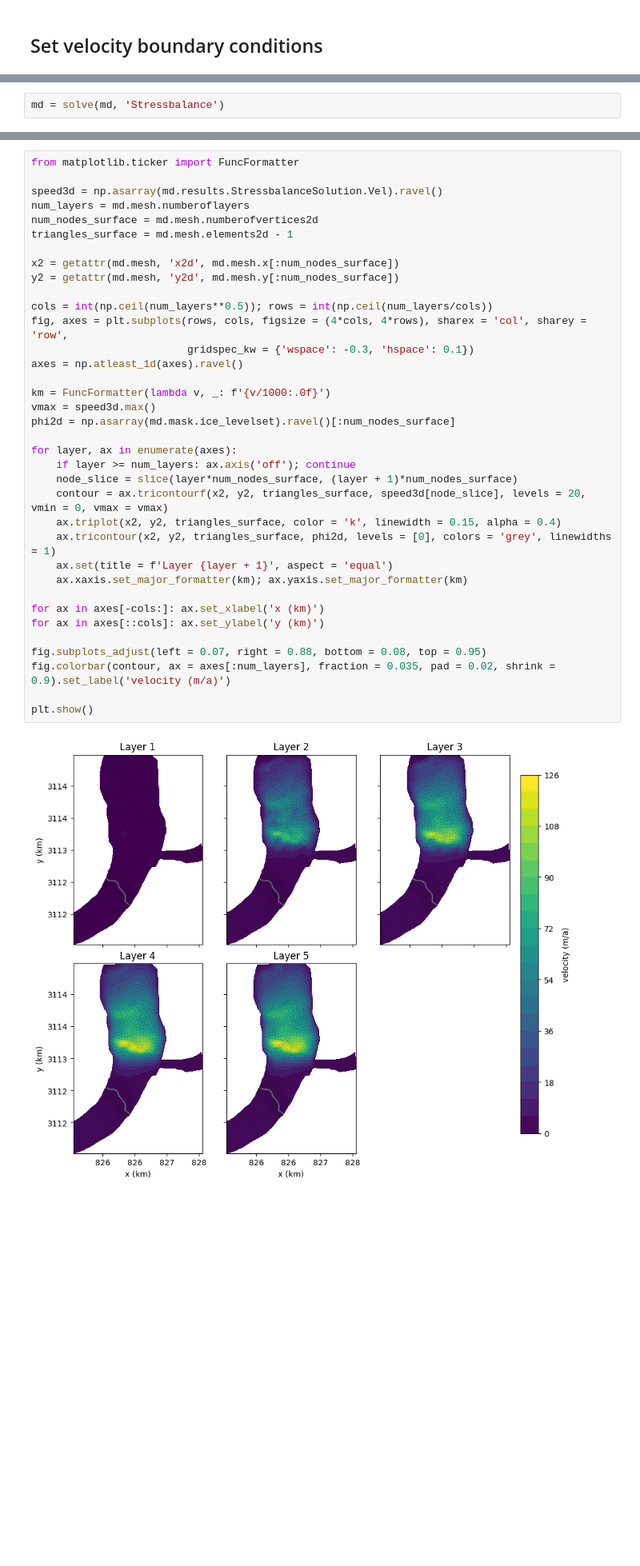
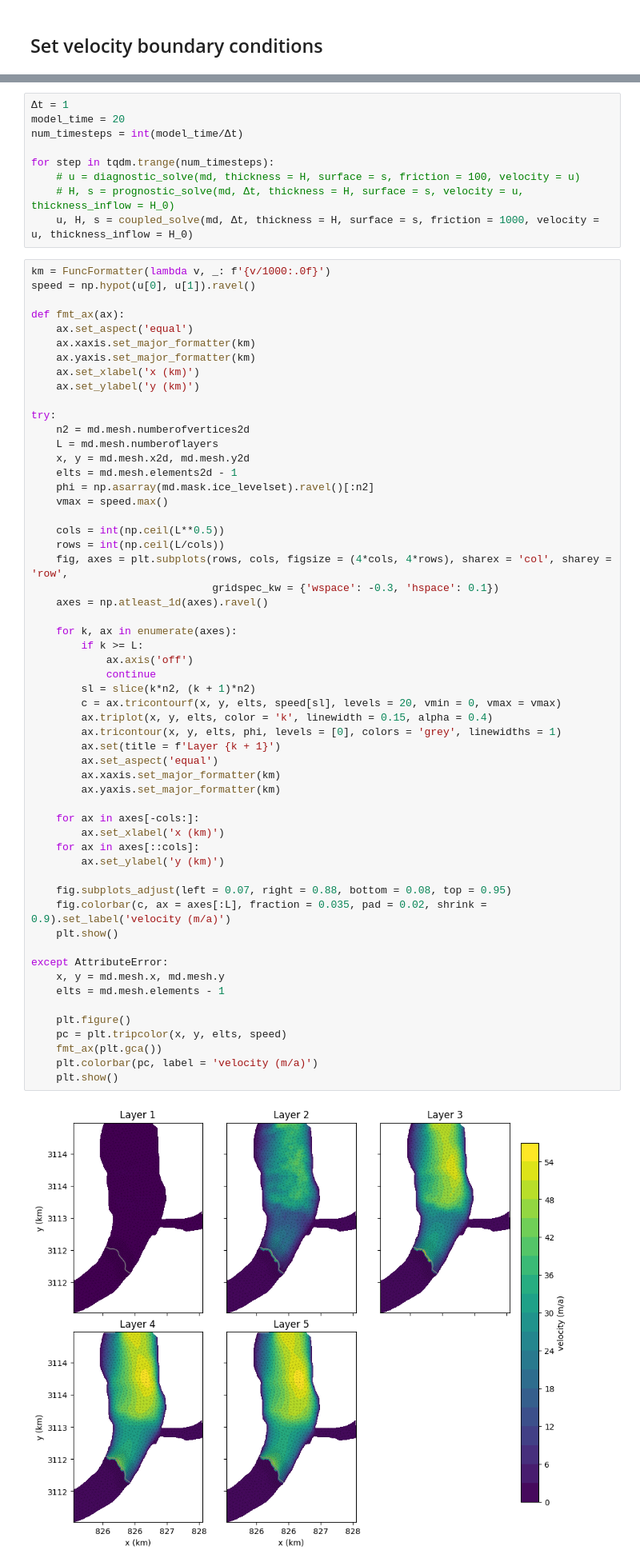
Before and after one commit to chrismiele/glimmer, a Jupyter notebook: issm/luggye_HO_model.ipynb, the cells around one changed output, grey strips where cells are left out. Shown at 80% size. Cells and saved outputs as stored; diff of their text form; blank space fills up the shorter version.

```diff
--- a/issm/luggye_HO_model.ipynb
+++ b/issm/luggye_HO_model.ipynb
@@ -442,2 +348,0 @@ md = md.extrude(5, 1, 4) if md.flowequation.isHO else md
-# %%
-md = solve(md, 'Stressbalance')
@@ -462,39 +349,68 @@ loading results from cluster
+# %%
+Δt = 1
+model_time = 20
+num_timesteps = int(model_time/Δt)
+
+for step in tqdm.trange(num_timesteps):
+    # u = diagnostic_solve(md, thickness = H, surface = s, friction = 100, velocity = u)
+    # H, s = prognostic_solve(md, Δt, thickness = H, surface = s, velocity = u, thickness_inflow = H_0)
+    u, H, s = coupled_solve(md, Δt, thickness = H, surface = s, friction = 1000, velocity = u, thickness_inflow = H_0)
 # %%
-from matplotlib.ticker import FuncFormatter
+km = FuncFormatter(lambda v, _: f'{v/1000:.0f}')
+speed = np.hypot(u[0], u[1]).ravel()
 
-speed3d = np.asarray(md.results.StressbalanceSolution.Vel).ravel()
-num_layers = md.mesh.numberoflayers
-num_nodes_surface = md.mesh.numberofvertices2d
-triangles_surface = md.mesh.elements2d - 1
+def fmt_ax(ax):
+    ax.set_aspect('equal')
+    ax.xaxis.set_major_formatter(km)
+    ax.yaxis.set_major_formatter(km)
+    ax.set_xlabel('x (km)')
+    ax.set_ylabel('y (km)')
 
-x2 = getattr(md.mesh, 'x2d', md.mesh.x[:num_nodes_surface])
-y2 = getattr(md.mesh, 'y2d', md.mesh.y[:num_nodes_surface])
+try:
+    n2 = md.mesh.numberofvertices2d
+    L = md.mesh.numberoflayers
+    x, y = md.mesh.x2d, md.mesh.y2d
+    elts = md.mesh.elements2d - 1
+    phi = np.asarray(md.mask.ice_levelset).ravel()[:n2]
+    vmax = speed.max()
 
-cols = int(np.ceil(num_layers**0.5)); rows = int(np.ceil(num_layers/cols))
-fig, axes = plt.subplots(rows, cols, figsize = (4*cols, 4*rows), sharex = 'col', sharey = 'row',
-                         gridspec_kw = {'wspace': -0.3, 'hspace': 0.1})
-axes = np.atleast_1d(axes).ravel()
+    cols = int(np.ceil(L**0.5))
+    rows = int(np.ceil(L/cols))
+    fig, axes = plt.subplots(rows, cols, figsize = (4*cols, 4*rows), sharex = 'col', sharey = 'row',
+                             gridspec_kw = {'wspace': -0.3, 'hspace': 0.1})
+    axes = np.atleast_1d(axes).ravel()
 
-km = FuncFormatter(lambda v, _: f'{v/1000:.0f}')
-vmax = speed3d.max()
-phi2d = np.asarray(md.mask.ice_levelset).ravel()[:num_nodes_surface]
+    for k, ax in enumerate(axes):
+        if k >= L:
+            ax.axis('off')
+            continue
+        sl = slice(k*n2, (k + 1)*n2)
+        c = ax.tricontourf(x, y, elts, speed[sl], levels = 20, vmin = 0, vmax = vmax)
+        ax.triplot(x, y, elts, color = 'k', linewidth = 0.15, alpha = 0.4)
+        ax.tricontour(x, y, elts, phi, levels = [0], colors = 'grey', linewidths = 1)
+        ax.set(title = f'Layer {k + 1}')
+        ax.set_aspect('equal')
+        ax.xaxis.set_major_formatter(km)
+        ax.yaxis.set_major_formatter(km)
 
-for layer, ax in enumerate(axes):
-    if layer >= num_layers: ax.axis('off'); continue
-    node_slice = slice(layer*num_nodes_surface, (layer + 1)*num_nodes_surface)
-    contour = ax.tricontourf(x2, y2, triangles_surface, speed3d[node_slice], levels = 20, vmin = 0, vmax = vmax)
-    ax.triplot(x2, y2, triangles_surface, color = 'k', linewidth = 0.15, alpha = 0.4)
-    ax.tricontour(x2, y2, triangles_surface, phi2d, levels = [0], colors = 'grey', linewidths = 1)
-    ax.set(title = f'Layer {layer + 1}', aspect = 'equal')
-    ax.xaxis.set_major_formatter(km); ax.yaxis.set_major_formatter(km)
+    for ax in axes[-cols:]:
+        ax.set_xlabel('x (km)')
+    for ax in axes[::cols]:
+        ax.set_ylabel('y (km)')
 
-for ax in axes[-cols:]: ax.set_xlabel('x (km)')
-for ax in axes[::cols]: ax.set_ylabel('y (km)')
+    fig.subplots_adjust(left = 0.07, right = 0.88, bottom = 0.08, top = 0.95)
+    fig.colorbar(c, ax = axes[:L], fraction = 0.035, pad = 0.02, shrink = 0.9).set_label('velocity (m/a)')
+    plt.show()
 
-fig.subplots_adjust(left = 0.07, right = 0.88, bottom = 0.08, top = 0.95)
-fig.colorbar(contour, ax = axes[:num_layers], fraction = 0.035, pad = 0.02, shrink = 0.9).set_label('velocity (m/a)')
+except AttributeError:
+    x, y = md.mesh.x, md.mesh.y
+    elts = md.mesh.elements - 1
 
-plt.show()
+    plt.figure()
+    pc = plt.tripcolor(x, y, elts, speed)
+    fmt_ax(plt.gca())
+    plt.colorbar(pc, label = 'velocity (m/a)')
+    plt.show()
 # %% [output]
-[figure, old version]
+[figure, new version]
 # %% [markdown]
```
Also changed, not shown: parts of 12 cells of this notebook, 2 other files.
